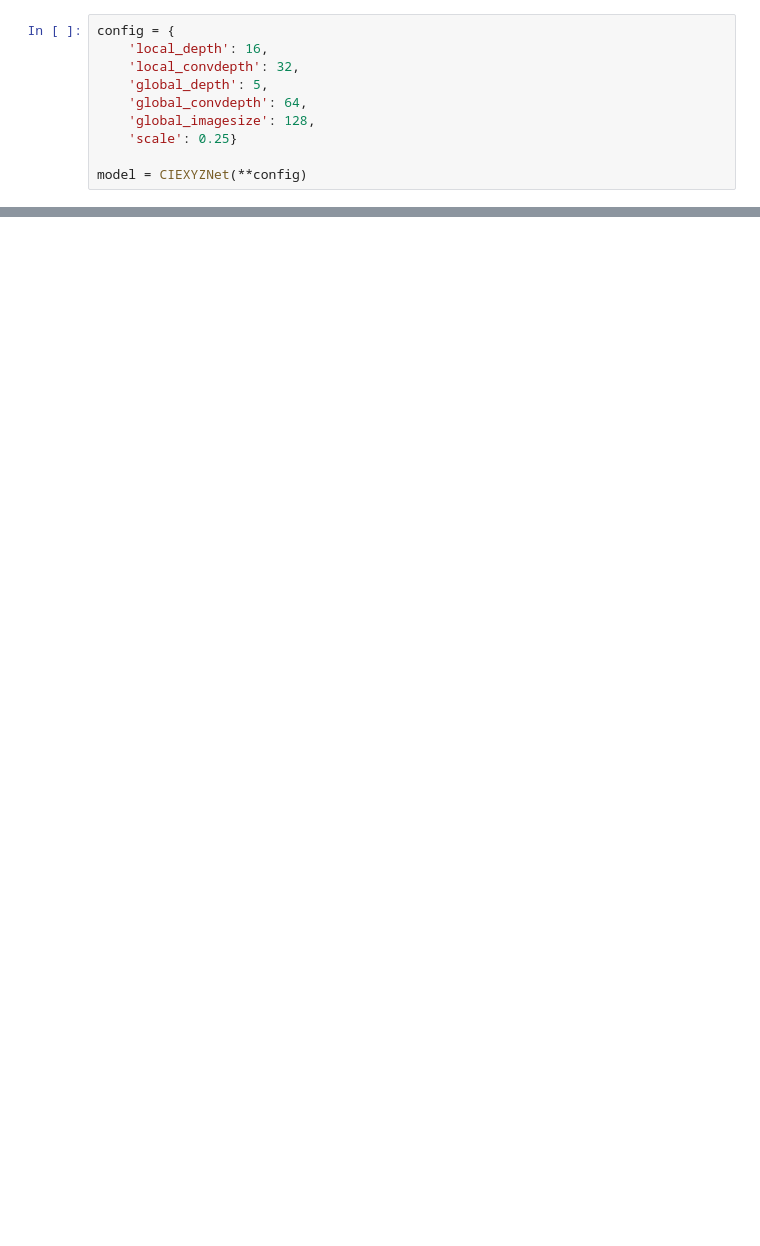
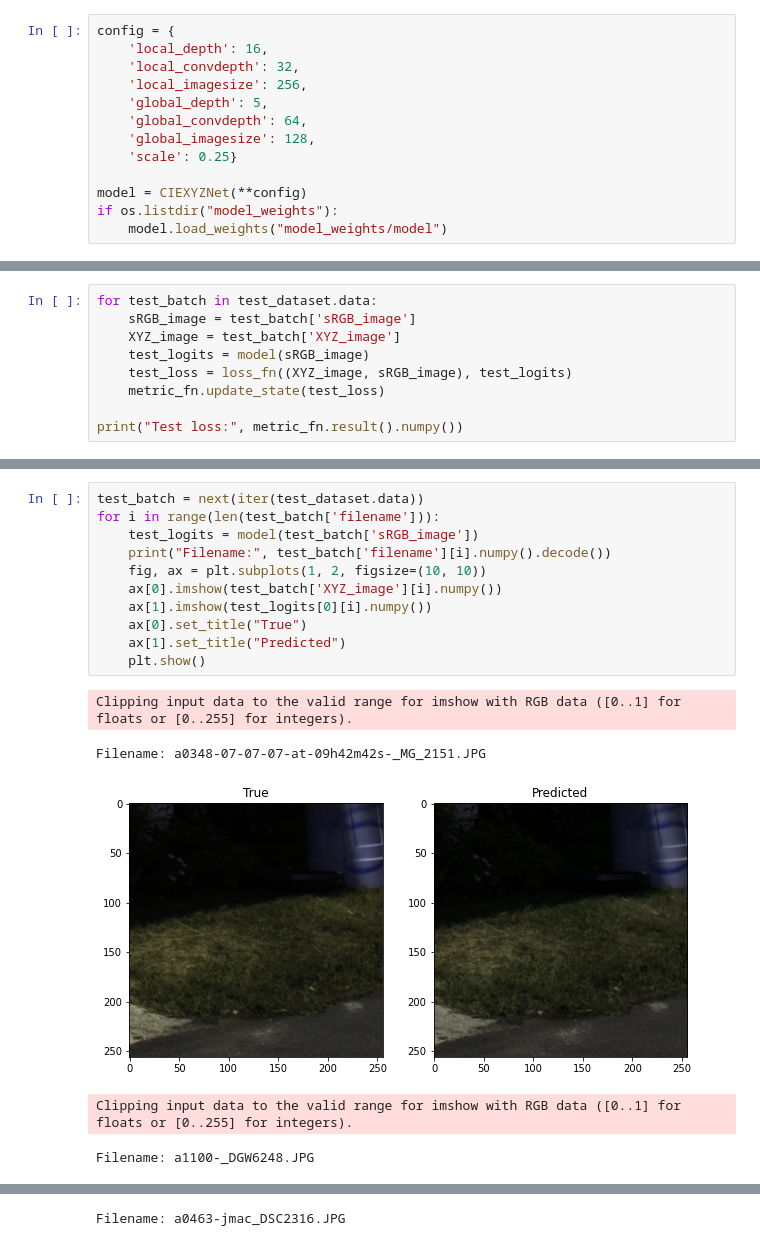
Before and after one commit to syalabi-seet/XYZNetCustom, a Jupyter notebook: train.ipynb, the cells around one changed output, grey strips where cells are left out. Cells and saved outputs as stored; diff of their text form; blank space fills up the shorter version.

Commit message:
pretrained model

```diff
--- a/train.ipynb
+++ b/train.ipynb
@@ -13,10 +15,13 @@ os.environ['CUDA_VISIBLE_DEVICES'] = '0'
 config = {
     'local_depth': 16,
     'local_convdepth': 32,
+    'local_imagesize': 256,
     'global_depth': 5,
     'global_convdepth': 64,
     'global_imagesize': 128,
     'scale': 0.25}
 
 model = CIEXYZNet(**config)
+if os.listdir("model_weights"):
+    model.load_weights("model_weights/model")
 # %% [output]
@@ -121,0 +140,9 @@ Text(0, 0.5, 'MAE')
+# %%
+for test_batch in test_dataset.data:
+    sRGB_image = test_batch['sRGB_image']
+    XYZ_image = test_batch['XYZ_image']
+    test_logits = model(sRGB_image)
+    test_loss = loss_fn((XYZ_image, sRGB_image), test_logits)
+    metric_fn.update_state(test_loss)
+
+print("Test loss:", metric_fn.result().numpy())
@@ -121,0 +151,17 @@ Text(0, 0.5, 'MAE')
+# %%
+test_batch = next(iter(test_dataset.data))
+for i in range(len(test_batch['filename'])):
+    test_logits = model(test_batch['sRGB_image'])
+    print("Filename:", test_batch['filename'][i].numpy().decode())
+    fig, ax = plt.subplots(1, 2, figsize=(10, 10))
+    ax[0].imshow(test_batch['XYZ_image'][i].numpy())
+    ax[1].imshow(test_logits[0][i].numpy())
+    ax[0].set_title("True")
+    ax[1].set_title("Predicted")
+    plt.show()
+# %% [output]
+Clipping input data to the valid range for imshow with RGB data ([0..1] for floats or [0..255] for integers).
+Filename: a0348-07-07-07-at-09h42m42s-_MG_2151.JPG
+[figure, added]
+Clipping input data to the valid range for imshow with RGB data ([0..1] for floats or [0..255] for integers).
+Filename: a1100-_DGW6248.JPG
@@ -121,0 +169 @@ Text(0, 0.5, 'MAE')
+Filename: a0463-jmac_DSC2316.JPG
```
Also changed, not shown: parts of 6 cells of this notebook, 7 other files.
